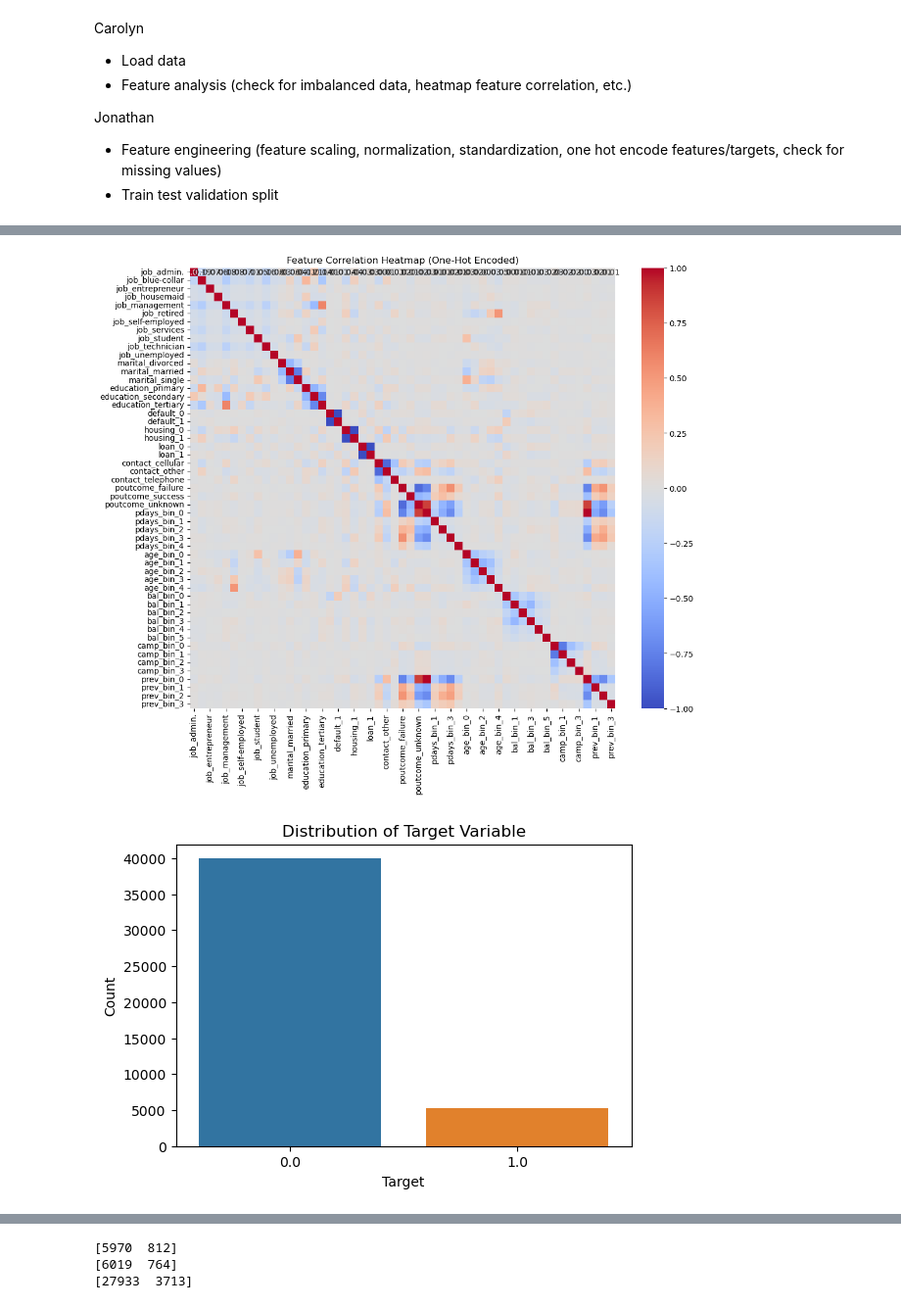
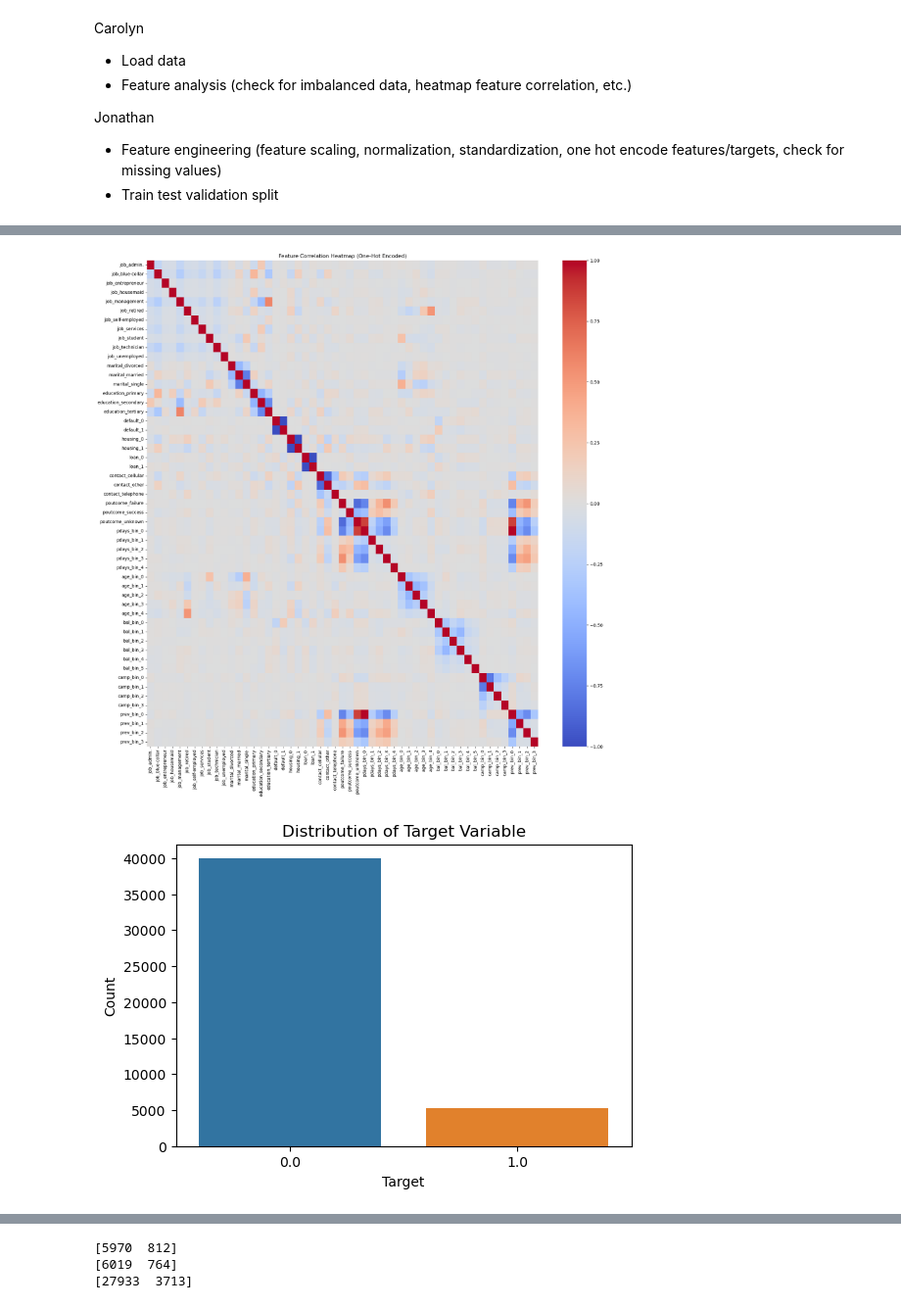
Before and after one commit to cai4104/bank-marketing-classifcation, a Jupyter notebook: bank-marketing-classifcation.ipynb, the cells around one changed output, grey strips where cells are left out. Shown at 98% size. Cells and saved outputs as stored; diff of their text form; code cells hidden in the pictures.

Commit message:
fixed heatmap

```diff
--- a/bank-marketing-classifcation.ipynb
+++ b/bank-marketing-classifcation.ipynb
@@ -209,36 +209,36 @@ X_encoded = pd.get_dummies(X)
 corr_matrix = X_encoded.corr()
 
 # Plot heatmap
-plt.figure(figsize=(12, 10))
-sns.heatmap(corr_matrix, annot=True, cmap='coolwarm', fmt=".2f", cbar=True)
+plt.figure(figsize=(20, 20))
+sns.heatmap(corr_matrix, annot=False, cmap='coolwarm', fmt=".2f", cbar=True)
 plt.title('Feature Correlation Heatmap (One-Hot Encoded)')
 plt.show()
 
 
 # Distribution of Target Variable
 plt.figure(figsize=(6, 4))
 sns.countplot(x=y.ravel())  # Flattening y if it's a multi-dimensional array
 plt.title('Distribution of Target Variable')
 plt.xlabel('Target')
 plt.ylabel('Count')
 plt.show()
 
 # PCA
 pca = PCA(n_components=2) # num components want to consider
 X_pca = pca.fit_transform(X_ohe)
 
 plt.figure(figsize=(8, 6))
 scatter = sns.scatterplot(x=X_pca[:, 0], y=X_pca[:, 1], hue=y.ravel(), palette="viridis")
 # plt.scatter(X_pca[:, 0], X_pca[:, 1], c=y.ravel())
 plt.title('PCA Feature Space')
 plt.xlabel('Principal Component 1')
 plt.ylabel('Principal Component 2')
 plt.legend(title='Target', loc='best')
 # Makes the bar at the side show or not
 # plt.colorbar(scatter.collections[0], label='Target')
 # plt.colorbar(label='Target')
 plt.show()
 # %% [output]
-[figure, old version]
+[figure, new version]
 [figure]
 [figure]
```
Also changed, not shown: parts of 1 cell of this notebook.
